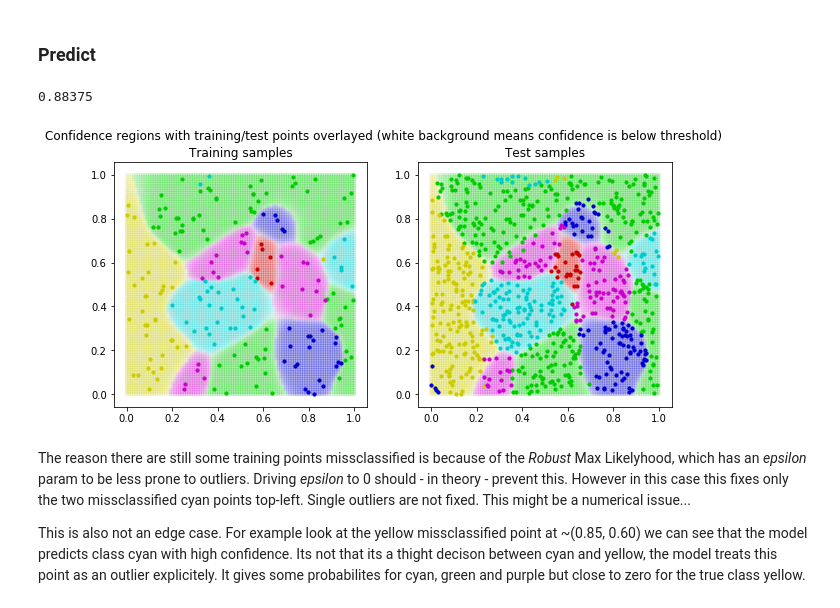
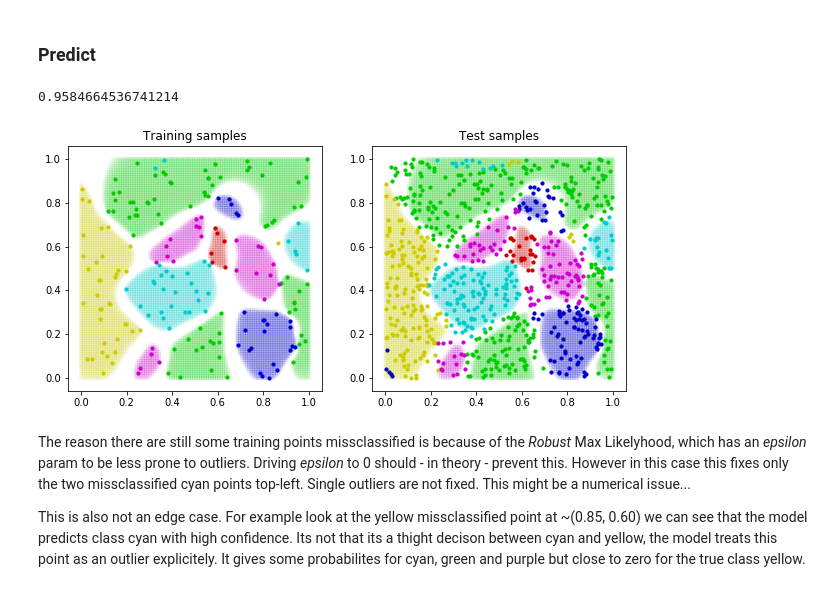
Before and after one commit to vogi23/VM2-Code, a Jupyter notebook: project/07_GPFlow_multi.ipynb, the cells around one changed output. Saved outputs shown, nothing was run; the diff lists cells and outputs as text; code cells hidden in the pictures.

Commit message:
Optimize various plots for the report

```diff
--- a/project/07_GPFlow_multi.ipynb
+++ b/project/07_GPFlow_multi.ipynb
@@ -288,7 +308,7 @@ INFO:tensorflow:Optimization terminated with:
 ### Predict
 # %%
 # threshold for prediction. Only use prediction if confidence for maximum class is > threshold
-threshold = 0
+threshold = 0.9
 
 p = m.predict_y(X_test)
 pred = np.argmax(p[0], axis=1)
@@ -297,29 +317,29 @@ pred_conf = np.max(p[0], axis=1)
 # Score
 np.equal(pred[pred_conf > threshold], y_test[pred_conf > threshold]).mean()
 # %% [output]
-0.88375
+0.9584664536741214
 # %%
 # Plot results
 x_grid = np.linspace(0, 1, 100)
 xx, yy = np.meshgrid(x_grid, x_grid)
 Xplot = np.vstack((xx.flatten(),yy.flatten())).T
 p, _ = m.predict_y(Xplot)
 pred=np.argmax(p, axis=1)
 pred_conf=np.max(p, axis=1)
 rgba_colors = np.zeros((Xplot.shape[0],4))
 for i in range(C):
     rgba_colors[pred==i,:] = colors[i]
 rgba_colors[:,3] = ((pred_conf-threshold)/(1-threshold)) *0.15 * (pred_conf > threshold)
 fig,ax = plt.subplots(1,2, figsize=(10,4.5))
 [ax[0].scatter(xx.flatten()[pred==i], yy.flatten()[pred==i], marker='o', c=rgba_colors[pred==i], s=10)  for i in range(C)];
 [ax[1].scatter(xx.flatten()[pred==i], yy.flatten()[pred==i], marker='o', c=rgba_colors[pred==i], s=10)  for i in range(C)];
 [ax[0].scatter(X_train[y_train==i, 0], X_train[y_train==i, 1], c=[colors[i]], s=10) for i in range(C)];
 [ax[1].scatter(X_test[y_test==i, 0], X_test[y_test==i, 1], c=[colors[i]], s=10) for i in range(C)];
-fig.suptitle('Confidence regions with training/test points overlayed (white background means confidence is below threshold)')
+#_fig.suptitle('Confidence regions with training/test points overlayed (white background means confidence is below threshold)')
 ax[0].set_title('Training samples')
 ax[1].set_title('Test samples');
 # %% [output]
-[figure, old version]
+[figure, new version]
 # %% [markdown]
 The reason there are still some training points missclassified is because of the _Robust_ Max Likelyhood, which has an _epsilon_ param to be less prone to outliers. Driving _epsilon_ to 0 should - in theory - prevent this. However in this case this fixes only the two missclassified cyan points top-left. Single outliers are not fixed. This might be a numerical issue...
 
```
Also changed, not shown: parts of 4 cells of this notebook, 7 other files.
